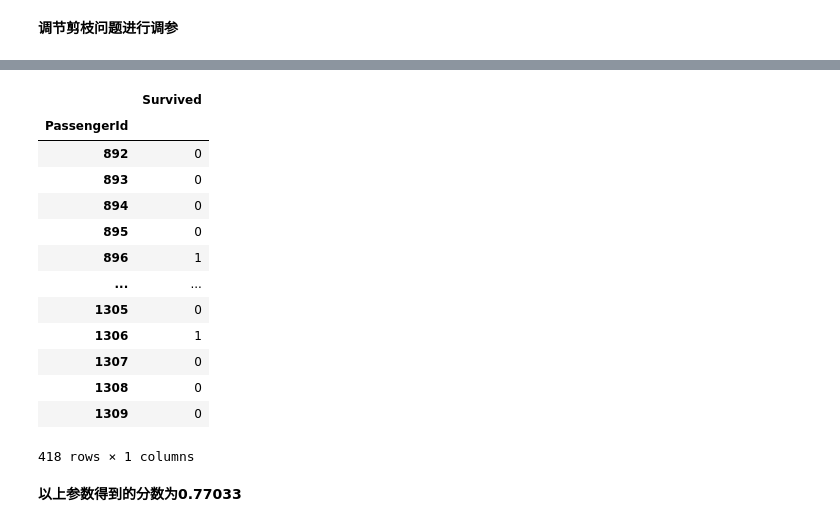
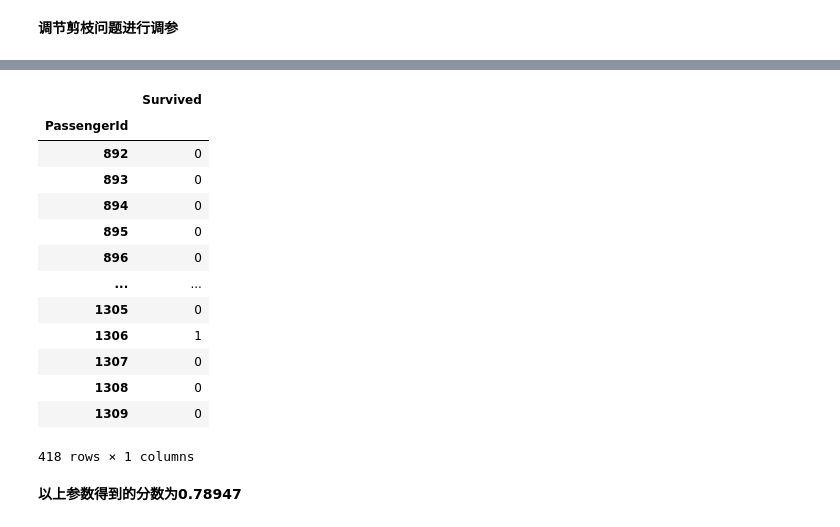
Before and after one commit to xiaoxia0722/Kaggle-Titanic-Machine-Learning-from-Disaster, a Jupyter notebook: Kaggle-Titanic-Machine-Learning-from-Disaster.ipynb, the cells around one changed output, grey strips where cells are left out. Drawn from its saved outputs; the diff is of its cells as text; code cells hidden in the pictures.

```diff
--- a/Kaggle-Titanic-Machine-Learning-from-Disaster.ipynb
+++ b/Kaggle-Titanic-Machine-Learning-from-Disaster.ipynb
@@ -419,24 +429,24 @@ submit.to_csv('./data/泰坦尼克号/titanic_test_submit2.csv')
 # %%
 rfc = RandomForestClassifier(random_state=0,
-#                              criterion='entropy',
-                             max_depth=10,
-                             min_samples_leaf=4,
-                             max_features=6,
+                             criterion='entropy',
+                             max_depth=5,
+                             min_samples_leaf=7,
+                             max_features=7,
                              n_estimators=18)
 rfc = rfc.fit(x, y)
 predict = rfc.predict(df_test)
 submit = pd.DataFrame(df_test['PassengerId'])
 submit['Survived'] = predict
 submit.set_index('PassengerId', inplace=True)
 submit
 # %% [output]
 |  | Survived |
 | PassengerId |  |
 | 892 | 0 |
 | 893 | 0 |
 | 894 | 0 |
 | 895 | 0 |
-| 896 | 1 |
+| 896 | 0 |
 | ... | ... |
 | 1305 | 0 |
 | 1306 | 1 |
@@ -447,4 +457,4 @@ submit
 # %%
 submit.to_csv('./data/泰坦尼克号/titanic_test_submit3.csv')
 # %% [markdown]
-**以上参数得到的分数为0.77033**
+**以上参数得到的分数为0.78947**
```
Also changed, not shown: parts of 3 cells of this notebook.
